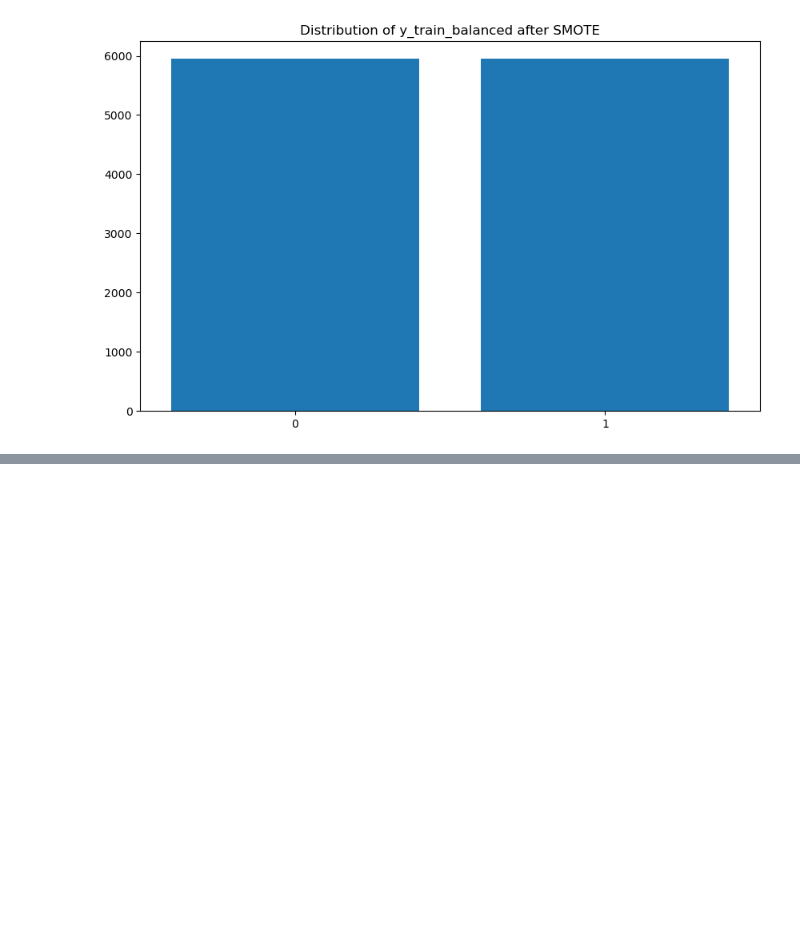
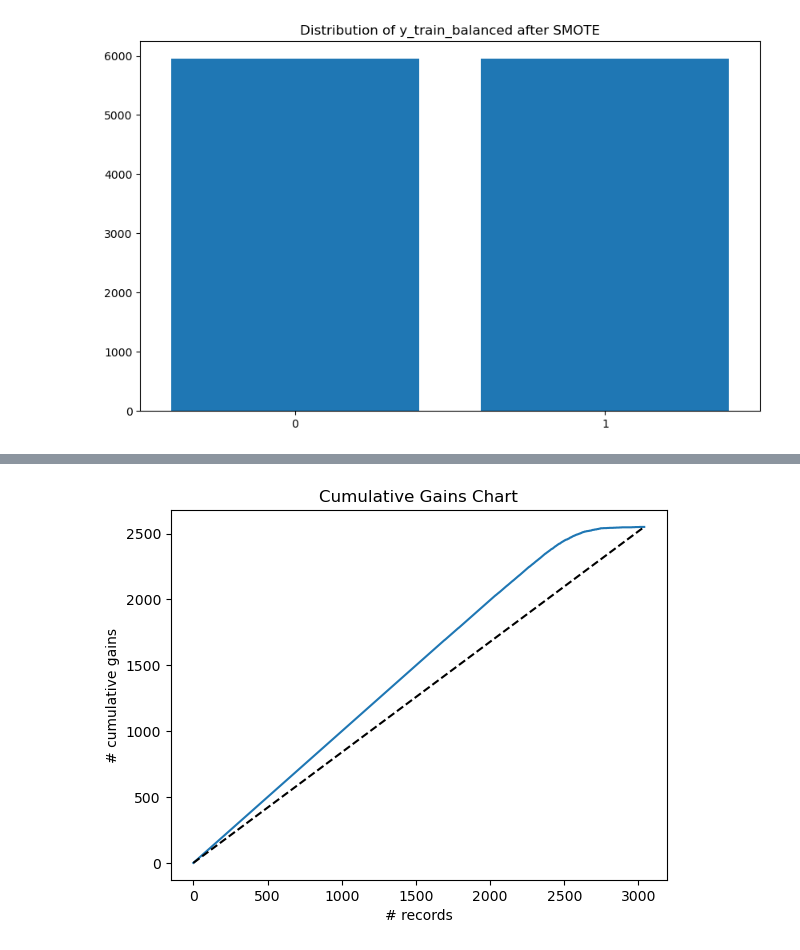
Before and after one commit to shailja-somani-0/ADS-505-Predict-Credit-Card-Churn, a Jupyter notebook: Final_Project.ipynb, the cells around one changed output, grey strips where cells are left out. Cells and saved outputs as stored; diff of their text form; code cells hidden in the pictures; blank space fills up the shorter version.

```diff
--- a/Final_Project.ipynb
+++ b/Final_Project.ipynb
@@ -262,0 +471,7 @@ After: Counter({'Attrited Customer': 5949, 'Existing Customer': 5949})
+# %%
+# Cumulative Gains Chart
+gainsChart(df.actual)
+plt.title('Cumulative Gains Chart')
+plt.show()
+# %% [output]
+[figure, added]
```
Also changed, not shown: parts of 26 cells of this notebook.
